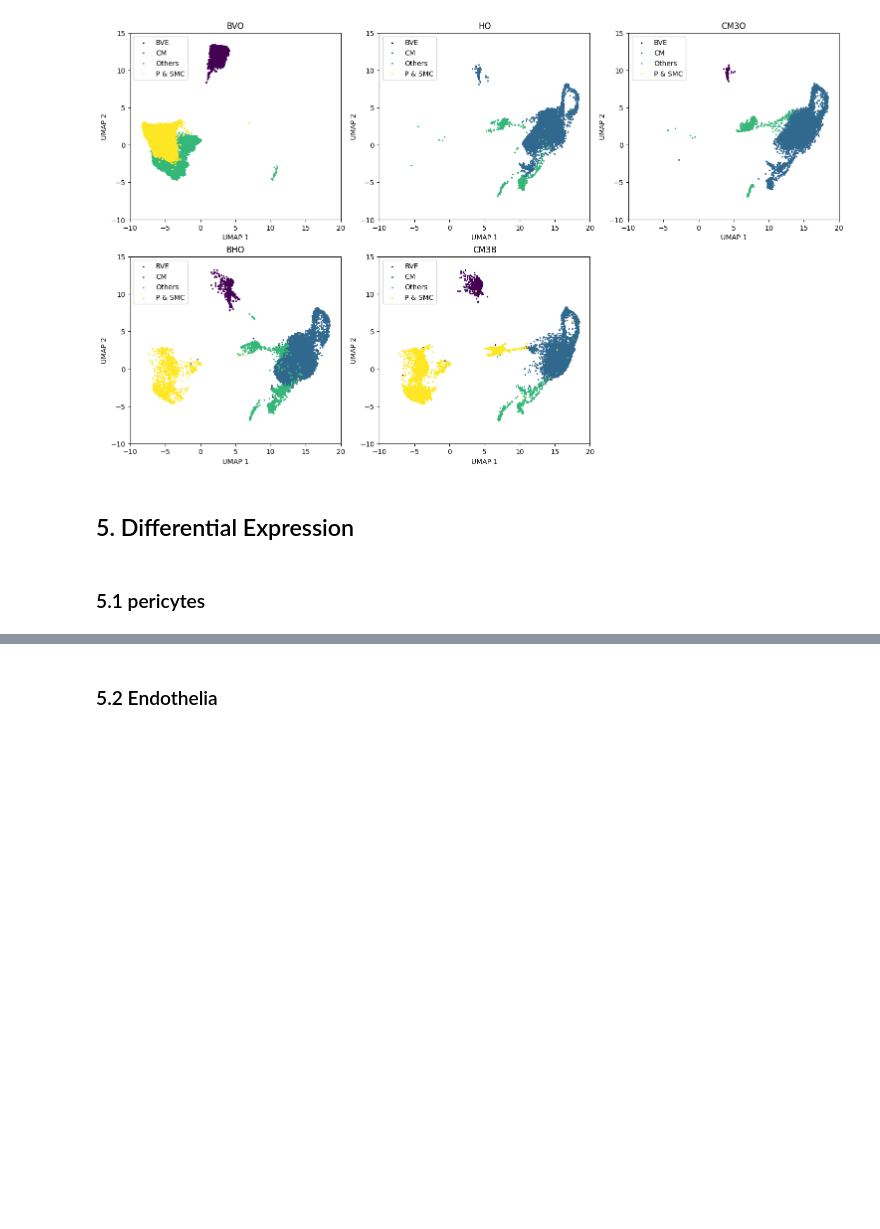
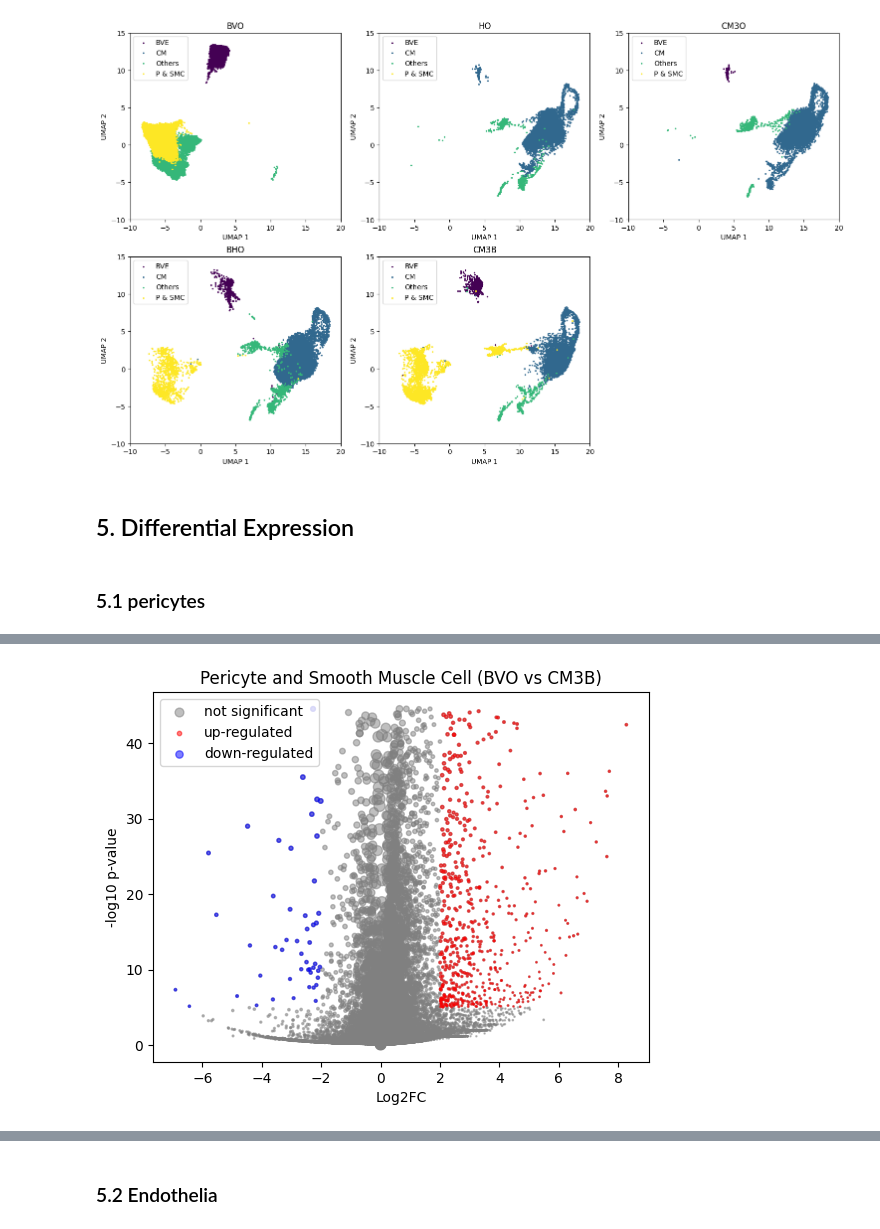
Before and after one commit to yachielab/DataAnalysis_Vascularized_Cardiac_Organoids, a Jupyter notebook: ipynb/CCO03.ipynb, the cells around one changed output, grey strips where cells are left out. Saved outputs shown, nothing was run; the diff lists cells and outputs as text; code cells hidden in the pictures; blank space fills up the shorter version.

```diff
--- a/ipynb/CCO03.ipynb
+++ b/ipynb/CCO03.ipynb
@@ -305,0 +368,4 @@ adata_CM3B = sc.read_h5ad(f'{OUT_DIR}/celltype_label/CM3B.h5ad')
+# %%
+volcano_plot(adata_BVO, adata_CM3B, 'P & SMC', 'Pericyte and Smooth Muscle Cell (BVO vs CM3B)')
+# %% [output]
+[figure, added]
```
Also changed, not shown: parts of 18 cells of this notebook.
